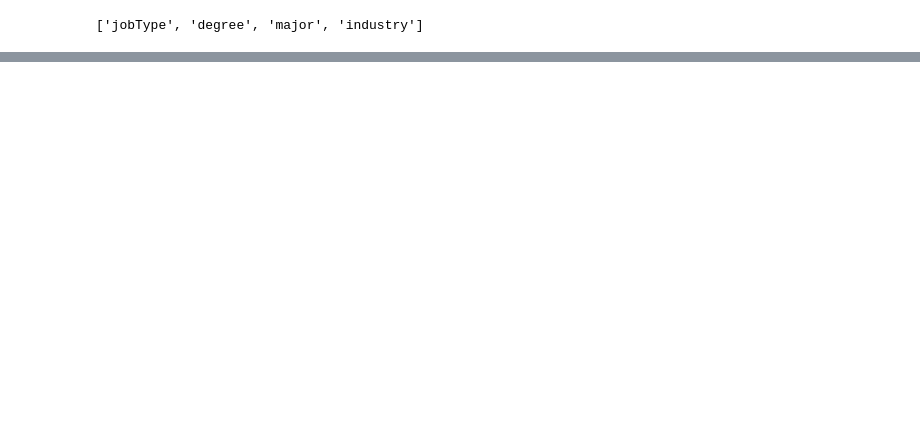
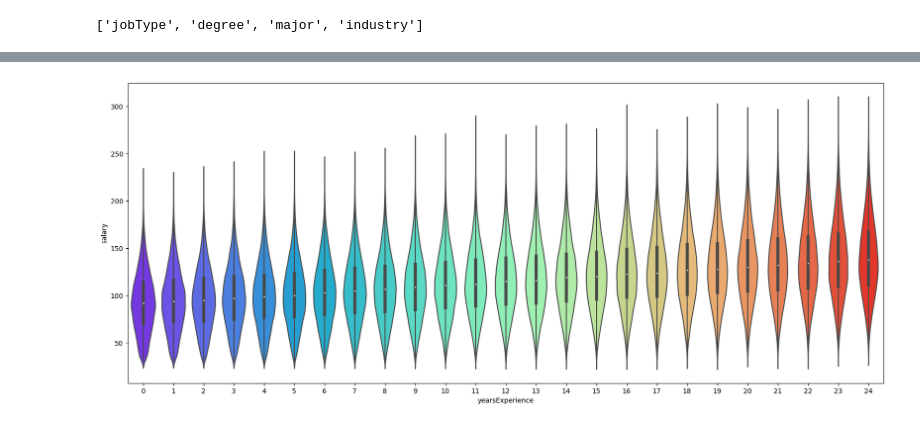
Before and after one commit to Kiran0R0Patil/ai-robotics-employee-salary-insights-and-predictions, a Jupyter notebook: employee-salary-insights-and-predictions.ipynb, the cells around one changed output, grey strips where cells are left out. Drawn from its saved outputs; the diff is of its cells as text; code cells hidden in the pictures; blank space fills up the shorter version.

```diff
--- a/employee-salary-insights-and-predictions.ipynb
+++ b/employee-salary-insights-and-predictions.ipynb
@@ -529,0 +658,7 @@ Reject H0, There is a relationship between 2 categorical variables
+# %%
+# violin plot years of experience and salary
+plt.figure(figsize=(20,8))
+sns.violinplot(x='yearsExperience',y='salary',data=df,palette='rainbow')
+plt.show()
+# %% [output]
+[figure, added]
```
Also changed, not shown: parts of 18 cells of this notebook.
